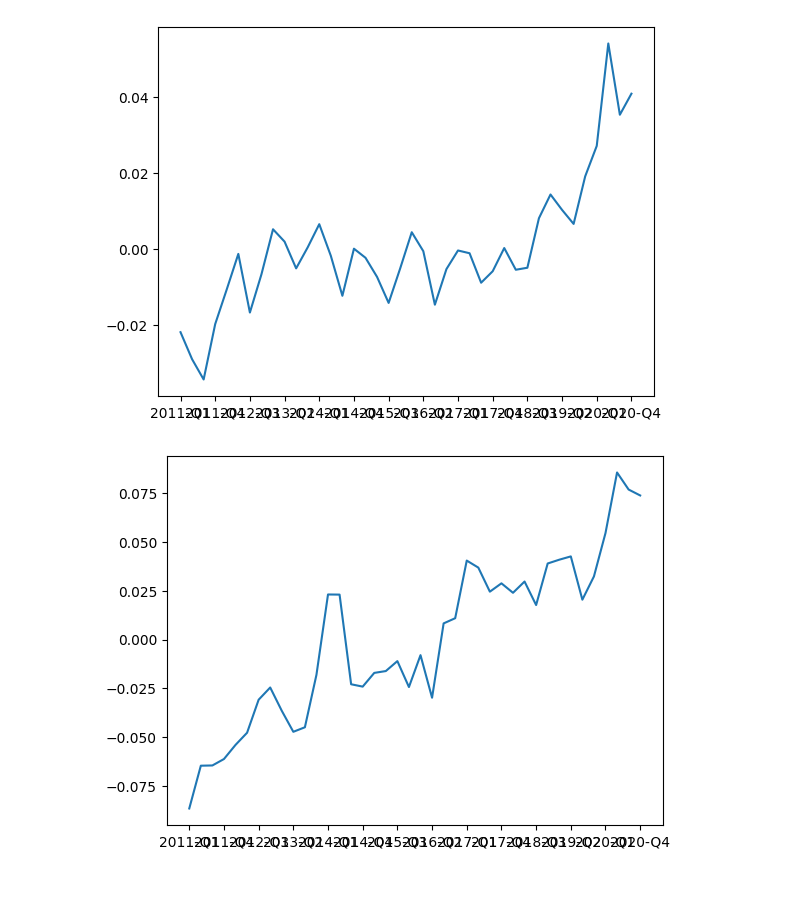
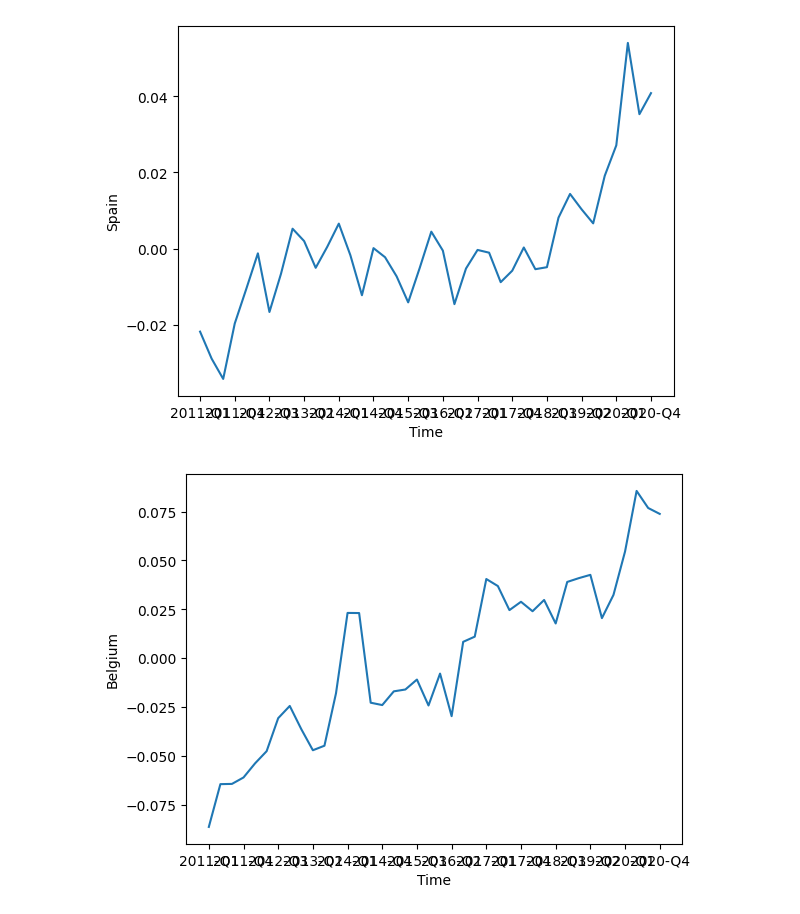
Before and after one commit to elgunismayil0v/RRcourse2024_copy, a Jupyter notebook: 6. Coding and documentation/Code assignment in Python.ipynb, the cells around one changed output. Drawn from its saved outputs; the diff is of its cells as text; code cells hidden in the pictures; blank space fills up the shorter version.

```diff
--- a/6. Coding and documentation/Code assignment in Python.ipynb
+++ b/6. Coding and documentation/Code assignment in Python.ipynb
@@ -182,14 +193,20 @@ agg_Poland = combined.groupby(["TIME"])["multip_Poland_NRCA"].sum().reset_index(
 
 plt.plot(agg_Poland["TIME"], agg_Poland["multip_Poland_NRCA"])
 plt.xticks(range(0, len(agg_Poland), 3), agg_Poland["TIME"][::3])
+plt.ylabel("Poland")
+plt.xlabel("Time")
 plt.show()
 
 plt.plot(agg_Spain["TIME"], agg_Spain["multip_Spain_NRCA"])
 plt.xticks(range(0, len(agg_Spain), 3), agg_Spain["TIME"][::3])
+plt.ylabel("Spain")
+plt.xlabel("Time")
 plt.show()
 
 plt.plot(agg_Belgium["TIME"], agg_Belgium["multip_Belgium_NRCA"])
 plt.xticks(range(0, len(agg_Belgium), 3), agg_Belgium["TIME"][::3])
+plt.ylabel("Belgium")
+plt.xlabel("Time")
 plt.show()
 
 # If this code gets automated and cleaned properly,
@@ -205,2 +222,2 @@ plt.show()
-[figure, old version]
+[figure, new version]
-[figure, old version]
+[figure, new version]
```
Also changed, not shown: parts of 2 cells of this notebook.
